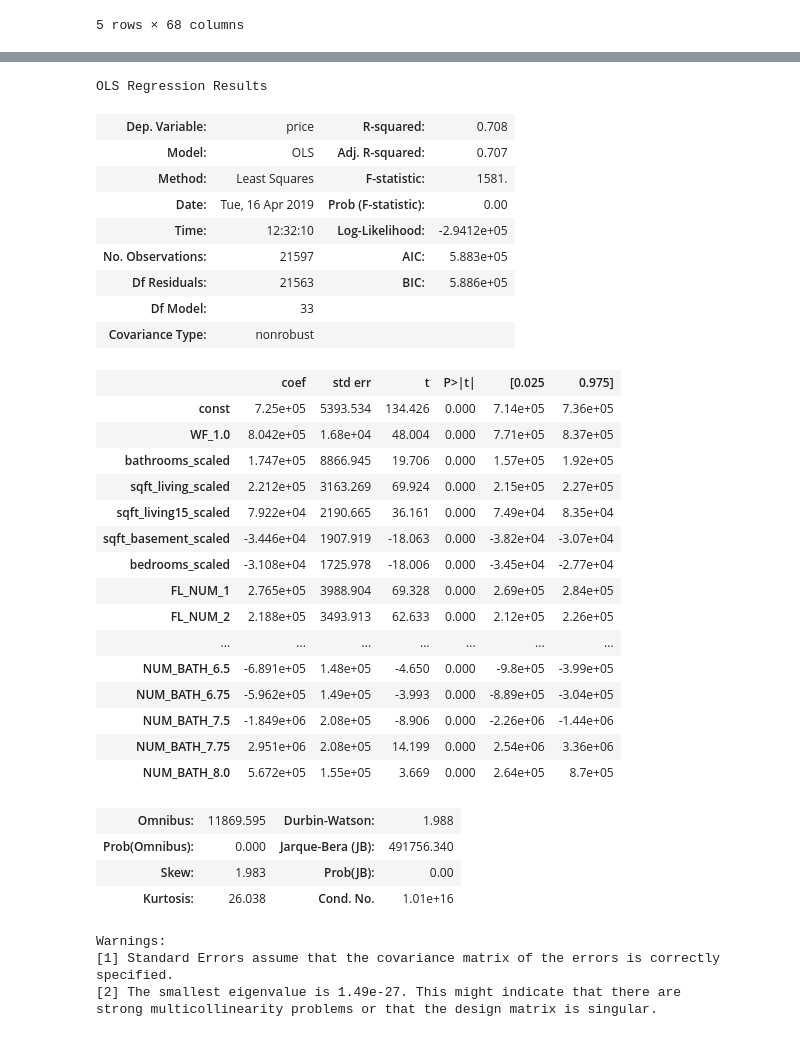
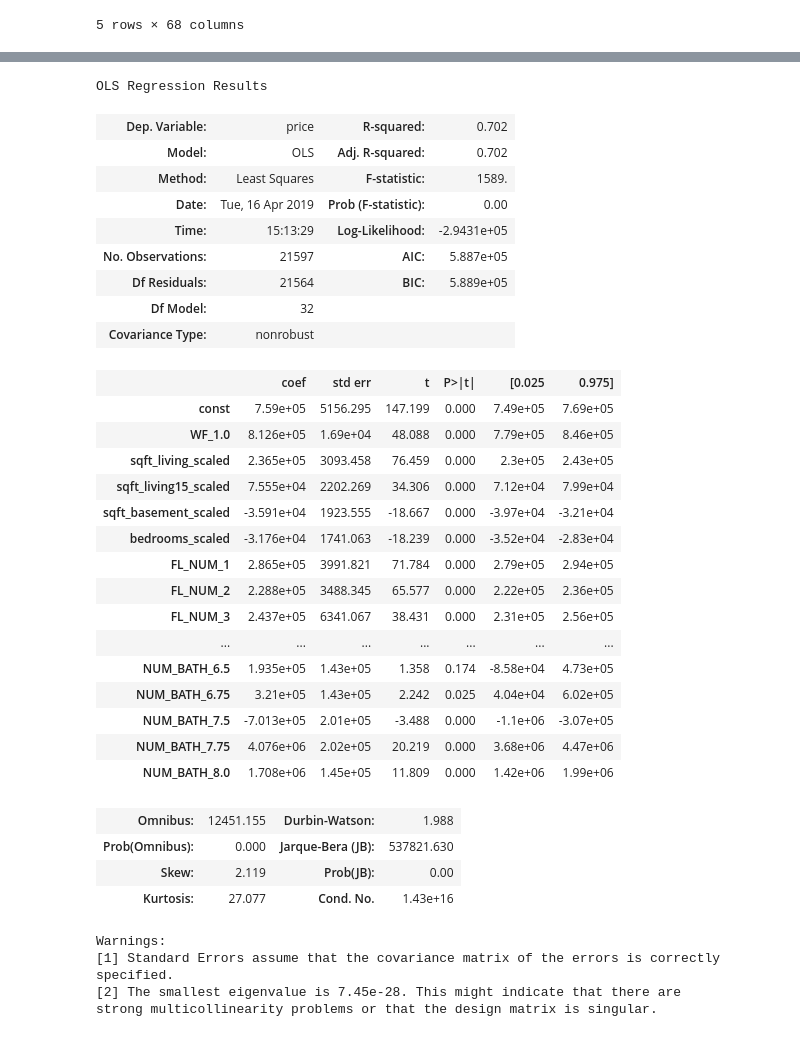
Before and after one commit to AnnaLara/dsc-1-final-project, a Jupyter notebook: draft_z.ipynb, the cells around one changed output, grey strips where cells are left out. Cells and saved outputs as stored; diff of their text form; code cells hidden in the pictures.

Commit message:
update draft with model using dummies for bathrooms feature

```diff
--- a/draft_z.ipynb
+++ b/draft_z.ipynb
@@ -1003,7 +1003,22 @@ df_scaled_with_dummies.head()
 | 4 | 510000.0 | 3 | 2.00 | 1680 | 8080 | 1 | 3 | 8 | 1680 | ... |
 5 rows × 68 columns
 # %%
-drop_cols = ['age','SOLD_AGO_4','SOLD_AGO_5','bathrooms_log','sqft_living_log','sqft_living15_log','bathrooms_minmax','sqft_living_minmax','sqft_living15_minmax','sqft_basement_minmax']
+drop_cols = ['age','SOLD_AGO_4'
+             ,'SOLD_AGO_5','bathrooms_log'
+             ,'sqft_living_log','sqft_living15_log'
+             ,'bathrooms_minmax','sqft_living_minmax'
+             ,'sqft_living15_minmax','sqft_basement_minmax'
+             ,'bathrooms_scaled'
+             ,'NUM_BATH_2.25'
+             ,'NUM_BATH_4.75'
+             ,'NUM_BATH_5.5'
+             ,'NUM_BATH_5.75'
+             ,'NUM_BATH_6.25'
+             ,'lat'
+             ,'long'
+             ,'mi_from_downtown'
+             ,'mi_from_downtown_minmax'
+             ,'mi_from_downtown_scaled']
 df_ols = df_scaled_with_dummies.loc[:,'WF_1.0':].drop(drop_cols,axis=1)
 df_ols.head()
 # %% [output]
@@ -1033,43 +1048,43 @@ beds_baths = ['NUM_BATH_2.25'
 #              ,'NUM_BED_33']
 # %%
 target = df.price
-predictors = df_ols.drop(beds_baths,axis=1)
+predictors = df_ols
 
 predictors_int = sm.add_constant(predictors)
 model = sm.OLS(target, predictors_int).fit()
 model.summary()
 # %% [output]
 OLS Regression Results
-| Dep. Variable: | price | R-squared: | 0.708 |
-| Model: | OLS | Adj. R-squared: | 0.707 |
-| Method: | Least Squares | F-statistic: | 1581. |
+| Dep. Variable: | price | R-squared: | 0.702 |
+| Model: | OLS | Adj. R-squared: | 0.702 |
+| Method: | Least Squares | F-statistic: | 1589. |
 | Date: | Tue, 16 Apr 2019 | Prob (F-statistic): | 0.00 |
-| Time: | 12:32:10 | Log-Likelihood: | -2.9412e+05 |
-| No. Observations: | 21597 | AIC: | 5.883e+05 |
-| Df Residuals: | 21563 | BIC: | 5.886e+05 |
-| Df Model: | 33 |  |  |
+| Time: | 15:13:29 | Log-Likelihood: | -2.9431e+05 |
+| No. Observations: | 21597 | AIC: | 5.887e+05 |
+| Df Residuals: | 21564 | BIC: | 5.889e+05 |
+| Df Model: | 32 |  |  |
 | Covariance Type: | nonrobust |  |  |
 |  | coef | std err | t | P>|t| | [0.025 | 0.975] |
-| const | 7.25e+05 | 5393.534 | 134.426 | 0.000 | 7.14e+05 | 7.36e+05 |
-| WF_1.0 | 8.042e+05 | 1.68e+04 | 48.004 | 0.000 | 7.71e+05 | 8.37e+05 |
-| bathrooms_scaled | 1.747e+05 | 8866.945 | 19.706 | 0.000 | 1.57e+05 | 1.92e+05 |
-| sqft_living_scaled | 2.212e+05 | 3163.269 | 69.924 | 0.000 | 2.15e+05 | 2.27e+05 |
-| sqft_living15_scaled | 7.922e+04 | 2190.665 | 36.161 | 0.000 | 7.49e+04 | 8.35e+04 |
-| sqft_basement_scaled | -3.446e+04 | 1907.919 | -18.063 | 0.000 | -3.82e+04 | -3.07e+04 |
-| bedrooms_scaled | -3.108e+04 | 1725.978 | -18.006 | 0.000 | -3.45e+04 | -2.77e+04 |
-| FL_NUM_1 | 2.765e+05 | 3988.904 | 69.328 | 0.000 | 2.69e+05 | 2.84e+05 |
-| FL_NUM_2 | 2.188e+05 | 3493.913 | 62.633 | 0.000 | 2.12e+05 | 2.26e+05 |
+| const | 7.59e+05 | 5156.295 | 147.199 | 0.000 | 7.49e+05 | 7.69e+05 |
+| WF_1.0 | 8.126e+05 | 1.69e+04 | 48.088 | 0.000 | 7.79e+05 | 8.46e+05 |
+| sqft_living_scaled | 2.365e+05 | 3093.458 | 76.459 | 0.000 | 2.3e+05 | 2.43e+05 |
+| sqft_living15_scaled | 7.555e+04 | 2202.269 | 34.306 | 0.000 | 7.12e+04 | 7.99e+04 |
+| sqft_basement_scaled | -3.591e+04 | 1923.555 | -18.667 | 0.000 | -3.97e+04 | -3.21e+04 |
+| bedrooms_scaled | -3.176e+04 | 1741.063 | -18.239 | 0.000 | -3.52e+04 | -2.83e+04 |
+| FL_NUM_1 | 2.865e+05 | 3991.821 | 71.784 | 0.000 | 2.79e+05 | 2.94e+05 |
+| FL_NUM_2 | 2.288e+05 | 3488.345 | 65.577 | 0.000 | 2.22e+05 | 2.36e+05 |
+| FL_NUM_3 | 2.437e+05 | 6341.067 | 38.431 | 0.000 | 2.31e+05 | 2.56e+05 |
 | ... | ... | ... | ... | ... | ... | ... |
-| NUM_BATH_6.5 | -6.891e+05 | 1.48e+05 | -4.650 | 0.000 | -9.8e+05 | -3.99e+05 |
-| NUM_BATH_6.75 | -5.962e+05 | 1.49e+05 | -3.993 | 0.000 | -8.89e+05 | -3.04e+05 |
-| NUM_BATH_7.5 | -1.849e+06 | 2.08e+05 | -8.906 | 0.000 | -2.26e+06 | -1.44e+06 |
-| NUM_BATH_7.75 | 2.951e+06 | 2.08e+05 | 14.199 | 0.000 | 2.54e+06 | 3.36e+06 |
-| NUM_BATH_8.0 | 5.672e+05 | 1.55e+05 | 3.669 | 0.000 | 2.64e+05 | 8.7e+05 |
+| NUM_BATH_6.5 | 1.935e+05 | 1.43e+05 | 1.358 | 0.174 | -8.58e+04 | 4.73e+05 |
+| NUM_BATH_6.75 | 3.21e+05 | 1.43e+05 | 2.242 | 0.025 | 4.04e+04 | 6.02e+05 |
+| NUM_BATH_7.5 | -7.013e+05 | 2.01e+05 | -3.488 | 0.000 | -1.1e+06 | -3.07e+05 |
+| NUM_BATH_7.75 | 4.076e+06 | 2.02e+05 | 20.219 | 0.000 | 3.68e+06 | 4.47e+06 |
+| NUM_BATH_8.0 | 1.708e+06 | 1.45e+05 | 11.809 | 0.000 | 1.42e+06 | 1.99e+06 |
-| Omnibus: | 11869.595 | Durbin-Watson: | 1.988 |
-| Prob(Omnibus): | 0.000 | Jarque-Bera (JB): | 491756.340 |
-| Skew: | 1.983 | Prob(JB): | 0.00 |
-| Kurtosis: | 26.038 | Cond. No. | 1.01e+16 |
+| Omnibus: | 12451.155 | Durbin-Watson: | 1.988 |
+| Prob(Omnibus): | 0.000 | Jarque-Bera (JB): | 537821.630 |
+| Skew: | 2.119 | Prob(JB): | 0.00 |
+| Kurtosis: | 27.077 | Cond. No. | 1.43e+16 |
 Warnings:
 [1] Standard Errors assume that the covariance matrix of the errors is correctly specified.
-[2] The smallest eigenvalue is 1.49e-27. This might indicate that there are
+[2] The smallest eigenvalue is 7.45e-28. This might indicate that there are
 strong multicollinearity problems or that the design matrix is singular.
```
Also changed, not shown: parts of 15 cells of this notebook, 1 other file.
